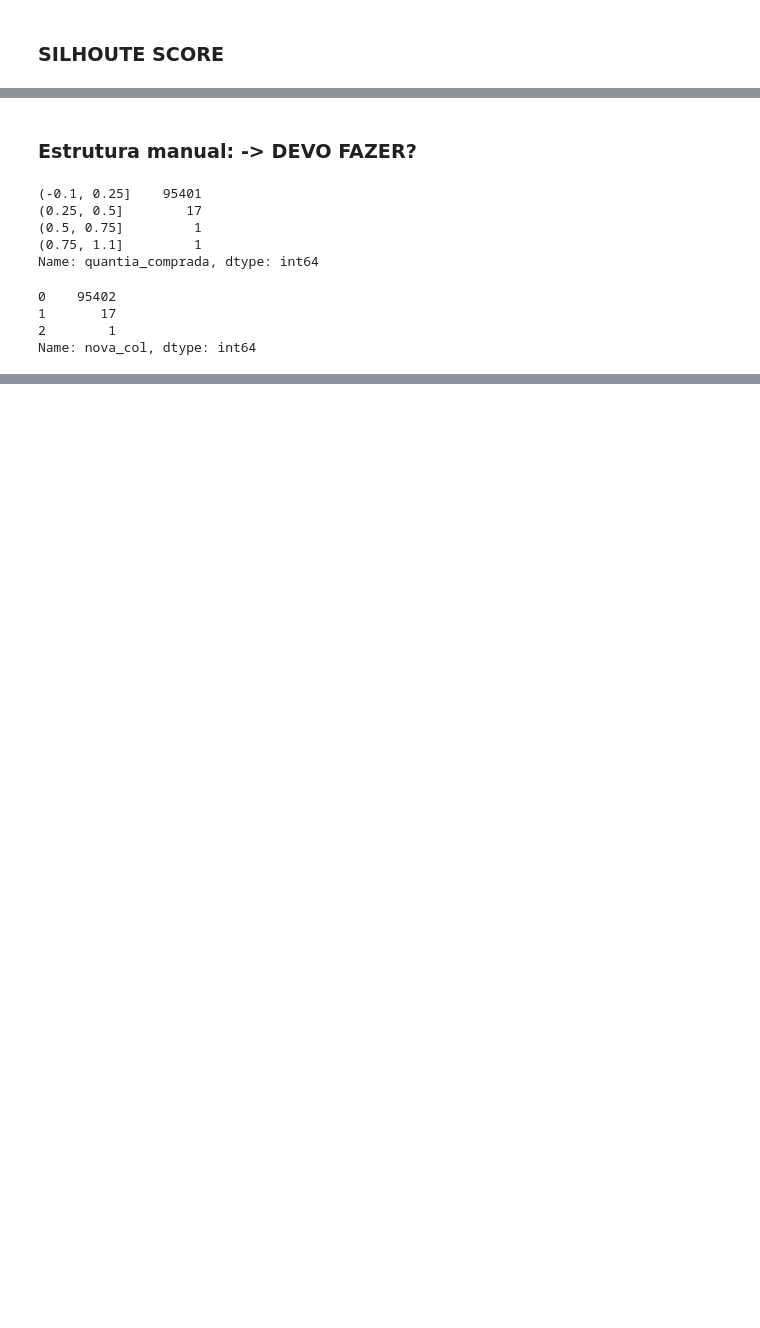
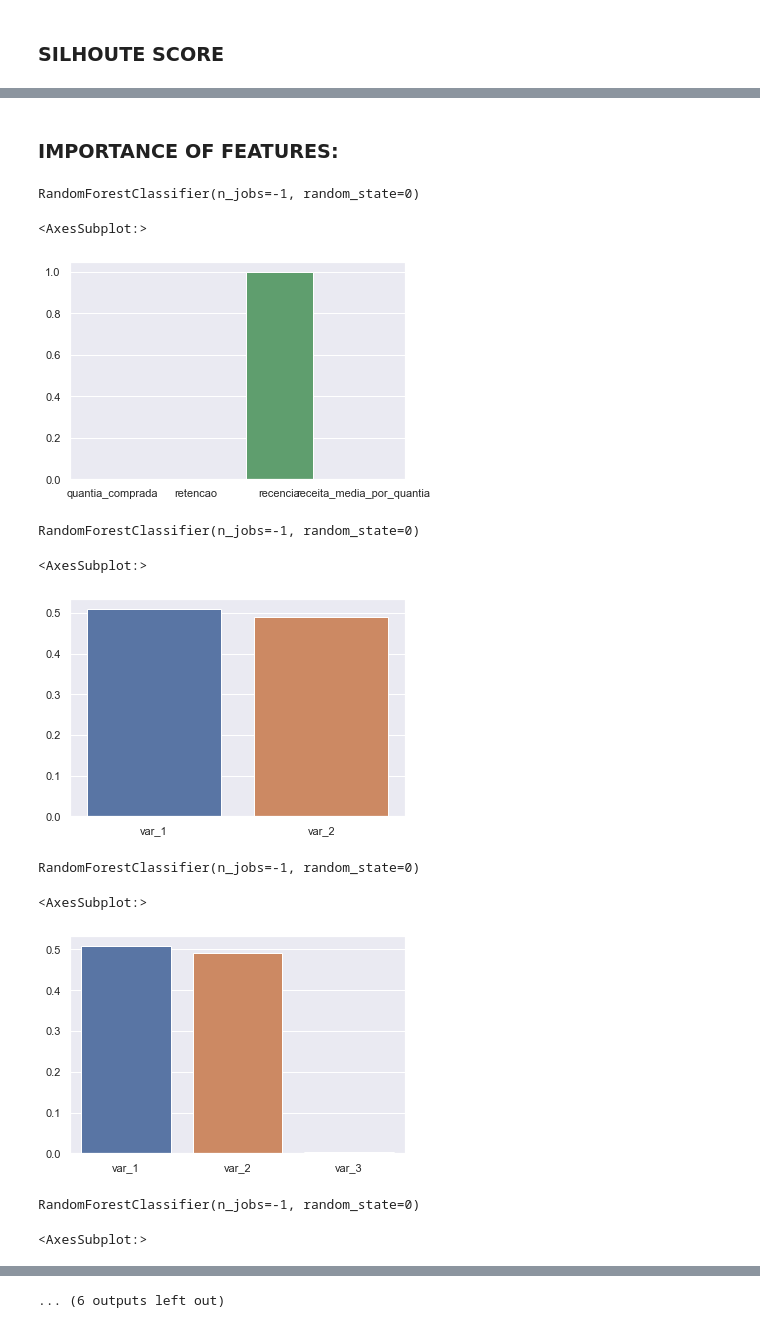
Before and after one commit to riccelso/SVMSquad, a Jupyter notebook: ProjSquadStack/OlistAnalysis2.0.ipynb, the cells around one changed output, grey strips where cells are left out. Drawn from its saved outputs; the diff is of its cells as text; code cells hidden in the pictures; blank space fills up the shorter version.

```diff
--- a/ProjSquadStack/OlistAnalysis2.0.ipynb
+++ b/ProjSquadStack/OlistAnalysis2.0.ipynb
@@ -1066,2 +1083,0 @@ silhouette_score(final8, final['grupo']))
-# %% [markdown]
-### Estrutura manual: -> DEVO FAZER?
@@ -1077,18 +1084,20 @@ def repartir(serie: pd.Series, pedacos=5) -> pd.DataFrame:
-# %%
-n = np.linspace(scaled_data['quantia_comprada'].sort_values(ascending=False).min(), scaled_data['quantia_comprada'].sort_values(ascending=False).max(), 5)
-n[-1] += 0.1
-n[0] -= 0.1
-pd.cut(scaled_data['quantia_comprada'].sort_values(), n).value_counts()
-# %% [output]
-(-0.1, 0.25]    95401
-(0.25, 0.5]        17
-(0.5, 0.75]         1
-(0.75, 1.1]         1
-Name: quantia_comprada, dtype: int64
-# %%
-repartir(scaled_data['quantia_comprada'])['nova_col'].value_counts()
-# %% [output]
-0    95402
-1       17
-2        1
-Name: nova_col, dtype: int64
+# %% [markdown]
+### IMPORTANCE OF FEATURES:
+# %%
+for each_model in [clustered.iloc[:, 1:], clustered2.iloc[:, 1:], clustered3.iloc[:, 1:], final, final2, final3]:
+    rfr = RandomForestClassifier(n_jobs=-1, random_state=0)
+    rfr.fit(each_model.drop(columns='grupo'), each_model['grupo'])
+    sns.barplot(x=rfr.feature_names_in_, y=rfr.feature_importances_.round(3))
+    plt.show()
+# %% [output]
+RandomForestClassifier(n_jobs=-1, random_state=0)
+<AxesSubplot:>
+[figure, added]
+RandomForestClassifier(n_jobs=-1, random_state=0)
+<AxesSubplot:>
+[figure, added]
+RandomForestClassifier(n_jobs=-1, random_state=0)
+<AxesSubplot:>
+[figure, added]
+RandomForestClassifier(n_jobs=-1, random_state=0)
+<AxesSubplot:>
@@ -1094,0 +1105 @@ Name: nova_col, dtype: int64
+... (6 outputs left out)
```
Also changed, not shown: parts of 34 cells of this notebook.
